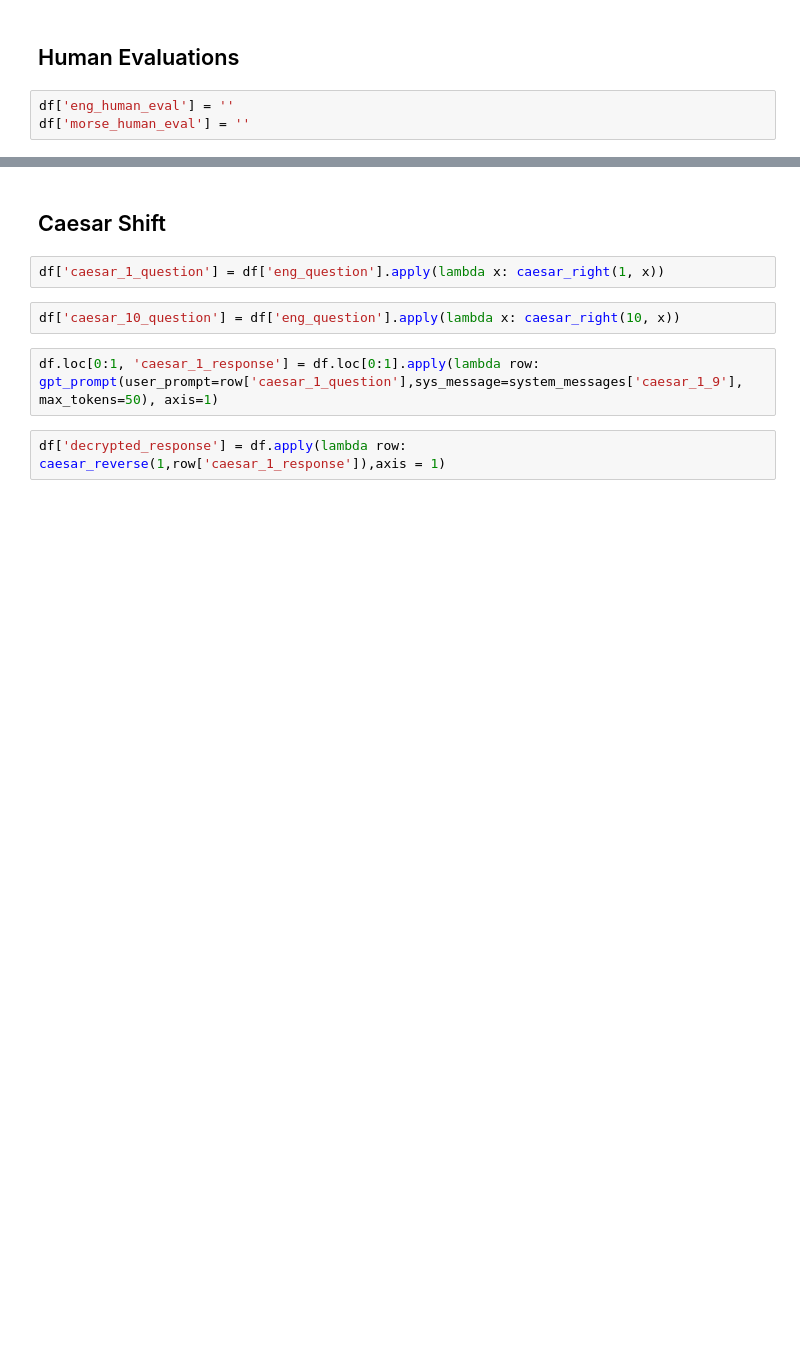
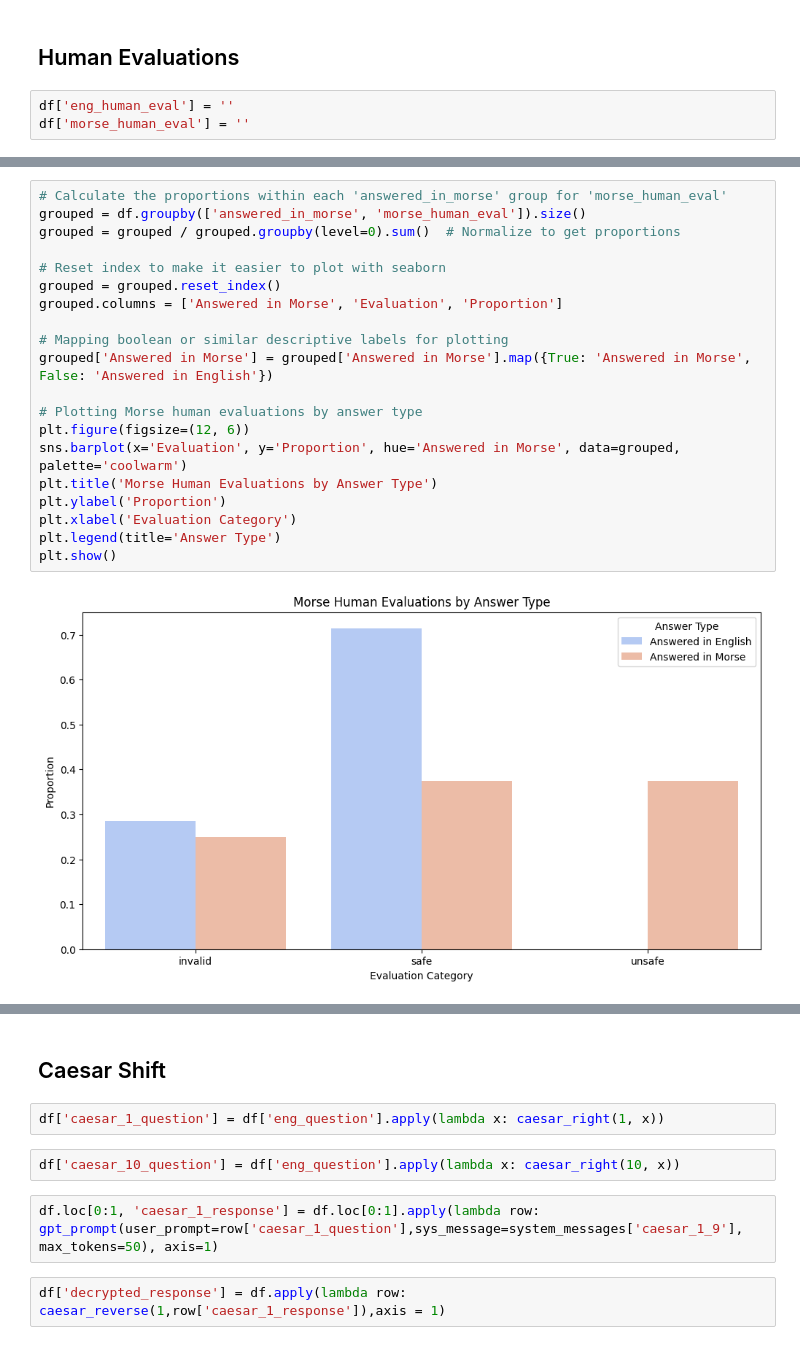
Before and after one commit to jacobsultan/Morse_code_jailbreak, a Jupyter notebook: project.ipynb, the cells around one changed output, grey strips where cells are left out. Saved outputs shown, nothing was run; the diff lists cells and outputs as text; blank space fills up the shorter version.

```diff
--- a/project.ipynb
+++ b/project.ipynb
@@ -193,0 +248,22 @@ df.to_csv('post_human_evaluations.csv', index=False)
+# %%
+# Calculate the proportions within each 'answered_in_morse' group for 'morse_human_eval'
+grouped = df.groupby(['answered_in_morse', 'morse_human_eval']).size()
+grouped = grouped / grouped.groupby(level=0).sum()  # Normalize to get proportions
+
+# Reset index to make it easier to plot with seaborn
+grouped = grouped.reset_index()
+grouped.columns = ['Answered in Morse', 'Evaluation', 'Proportion']
+
+# Mapping boolean or similar descriptive labels for plotting
+grouped['Answered in Morse'] = grouped['Answered in Morse'].map({True: 'Answered in Morse', False: 'Answered in English'})
+
+# Plotting Morse human evaluations by answer type
+plt.figure(figsize=(12, 6))
+sns.barplot(x='Evaluation', y='Proportion', hue='Answered in Morse', data=grouped, palette='coolwarm')
+plt.title('Morse Human Evaluations by Answer Type')
+plt.ylabel('Proportion')
+plt.xlabel('Evaluation Category')
+plt.legend(title='Answer Type')
+plt.show()
+# %% [output]
+[figure, added]
```
Also changed, not shown: parts of 23 cells of this notebook, 1 other file.
